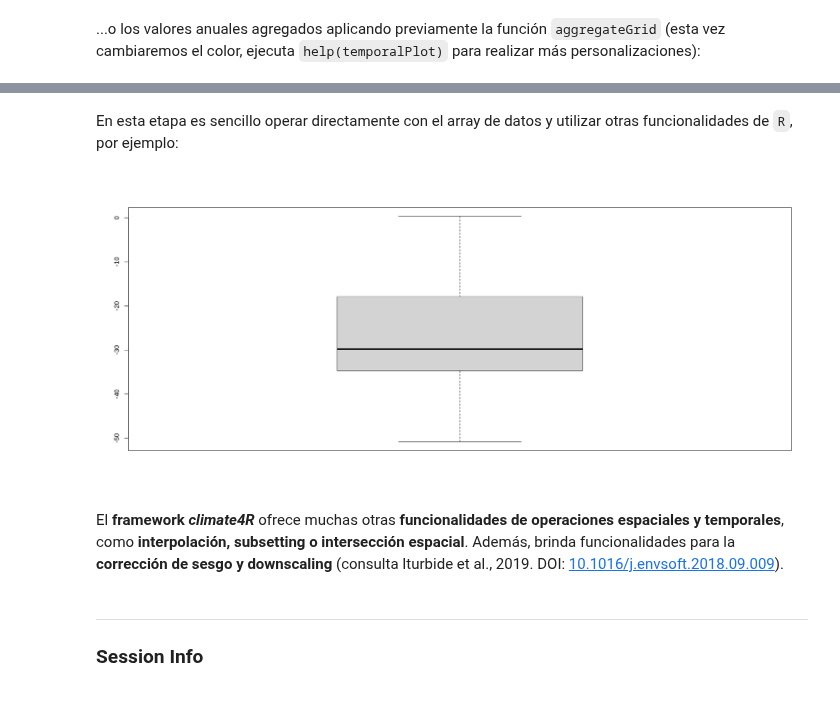
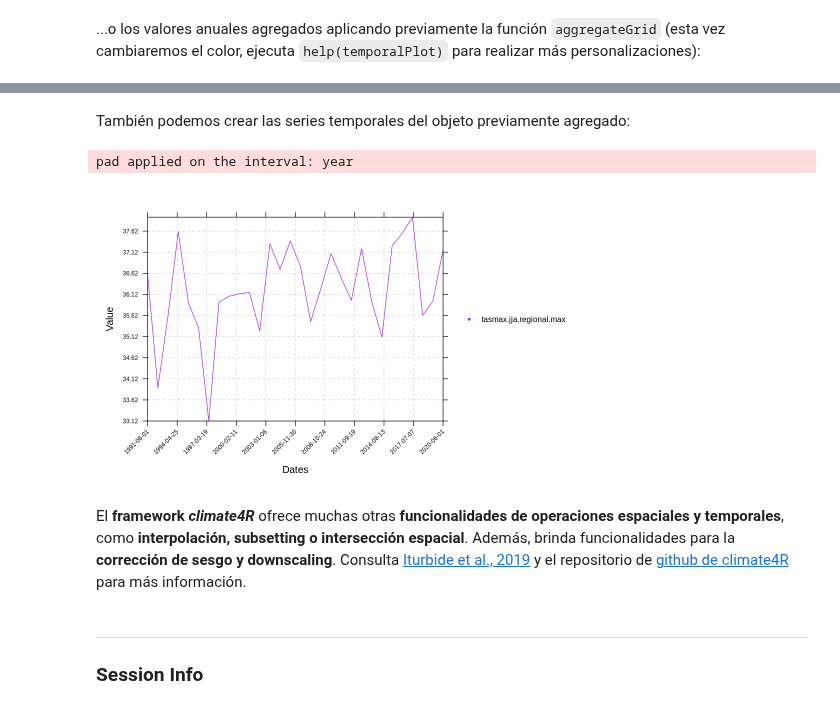
Before and after one commit to SantanderMetGroup/PTI-Clima-Datalab, a Jupyter notebook: primeros_pasos_R.ipynb, the cells around one changed output, grey strips where cells are left out. Drawn from its saved outputs; the diff is of its cells as text; code cells hidden in the pictures.

```diff
--- a/primeros_pasos_R.ipynb
+++ b/primeros_pasos_R.ipynb
@@ -267,8 +285,8 @@ pad applied on the interval: month
 # %% [markdown]
 ...o los valores anuales agregados aplicando previamente la función `aggregateGrid` (esta vez cambiaremos el color, ejecuta `help(temporalPlot)` para realizar más personalizaciones):
 # %%
-cmip6.hist.y <- aggregateGrid(cmip6.hist, aggr.y = list(FUN = "mean", na.rm = T))
-temporalPlot(cmip6.hist.y,
-             cols = "orange",
-             xyplot.custom = list(main = "Summer mean precipitation (mm/day) in the preindustrial era in the Iberian Peninsula."))
+tasmax.jja.y <- aggregateGrid(tasmax.jja, aggr.y = list(FUN = "mean", na.rm = T))
+temporalPlot(tasmax.jja.y,
+             cols = "red",
+             xyplot.custom = list(main = "Summer maximum surface temperature (ºC) for Peninsular Spain"))
 # %% [output]
@@ -428,3 +303,3 @@ Los gráficos de series temporales que hemos creado anteriormente realizan autom
 # %%
-rel.anom.regional_mean <- aggregateGrid(rel.anom, aggr.spatial = list(FUN = "mean", na.rm = TRUE))
+tasmax.jja.regional.max <- aggregateGrid(tasmax.jja.y, aggr.spatial = list(FUN = "max", na.rm = TRUE))
 # %% [output]
@@ -458,11 +311,12 @@ c("mean" = m$Data, "P25" = p25$Data, "P75" = p75$Data)
-# %% [markdown]
-En esta etapa es sencillo operar directamente con el array de datos y utilizar otras funcionalidades de `R`, por ejemplo:
-# %%
-boxplot(rel.anom.regional_mean$Data)
-# %% [output]
-[figure, removed]
+# %% [markdown]
+También podemos crear las series temporales del objeto previamente agregado:
+# %%
+temporalPlot(tasmax.jja.regional.max, cols = "purple")
+# %% [output]
+pad applied on the interval: year
+[figure, added]
 # %% [markdown]
-El **framework *climate4R*** ofrece muchas otras **funcionalidades de operaciones espaciales y temporales**, como **interpolación, subsetting o intersección espacial**. Además, brinda funcionalidades para la **corrección de sesgo y downscaling** (consulta Iturbide et al., 2019. DOI: [10.1016/j.envsoft.2018.09.009](https://www.sciencedirect.com/science/article/pii/S1364815218303049?via%3Dihub)).
+El **framework *climate4R*** ofrece muchas otras **funcionalidades de operaciones espaciales y temporales**, como **interpolación, subsetting o intersección espacial**. Además, brinda funcionalidades para la **corrección de sesgo y downscaling**. Consulta [Iturbide et al., 2019](https://www.sciencedirect.com/science/article/pii/S1364815218303049?via%3Dihub) y el repositorio de [github de climate4R](https://github.com/SantanderMetGroup/climate4R) para más información.
 # %% [markdown]
 ***
 
```
Also changed, not shown: parts of 61 cells of this notebook.
